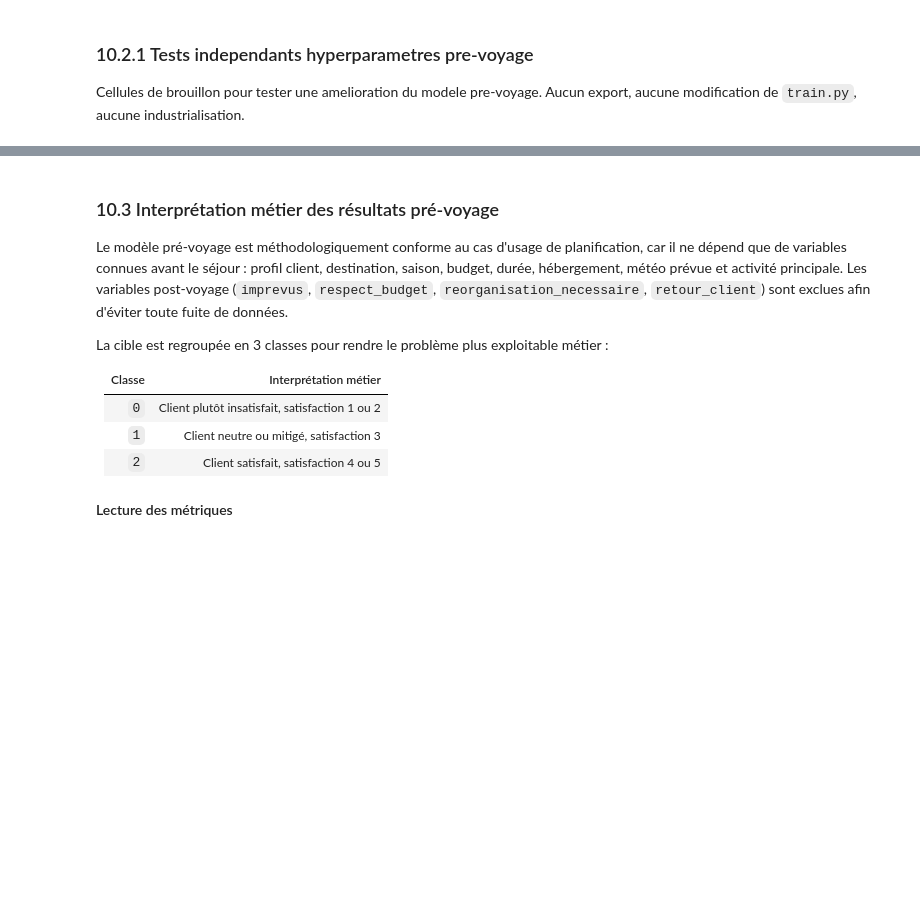
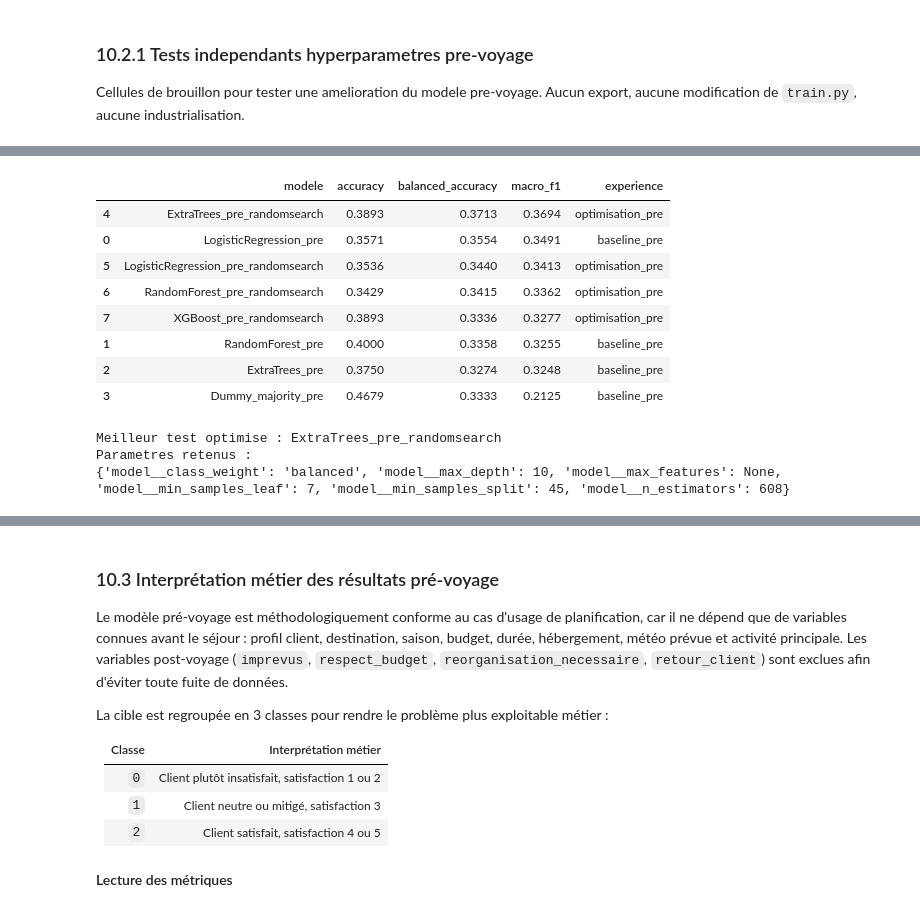
Before and after one commit to Mina-lgtm/projet_ia, a Jupyter notebook: notebooks/01_tests_hyperparametres_pre_voyage.ipynb, the cells around one changed output, grey strips where cells are left out. Cells and saved outputs as stored; diff of their text form; code cells hidden in the pictures; blank space fills up the shorter version.

```diff
--- a/notebooks/01_tests_hyperparametres_pre_voyage.ipynb
+++ b/notebooks/01_tests_hyperparametres_pre_voyage.ipynb
@@ -2726,5 +2812,8 @@ else:
 # %%
 import json
+VERSION_TEST_HYPERPARAMS_PRE = "2026-06-22-whitelist-features-v2"
+print("Version cellule optimisation pre-voyage :", VERSION_TEST_HYPERPARAMS_PRE)
+
 from scipy.stats import loguniform, randint, uniform
 from sklearn.metrics import ConfusionMatrixDisplay, classification_report, confusion_matrix, make_scorer
 from sklearn.model_selection import RandomizedSearchCV, StratifiedKFold
@@ -2741,9 +2830,44 @@ cv_optimisation_pre = StratifiedKFold(
     random_state=RANDOM_STATE,
 )
 
-# Securite locale pour ce notebook de test : toute valeur non hashable
-# est convertie en texte avant RandomizedSearchCV.
-# Cela evite l'erreur : TypeError: unhashable type: 'list'.
+# Securite locale pour ce notebook de test : on ne garde que les variables
+# pre-voyage tabulaires autorisees. Les colonnes NLP de type list sont donc exclues.
+colonnes_pre_autorisees_optimisation = [
+    "client_type",
+    "budget_total",
+    "destination",
+    "saison",
+    "duree_jours",
+    "type_hebergement",
+    "prix_vol",
+    "meteo_prevue",
+    "activite_principale",
+    "budget_par_jour",
+    "part_vol_budget",
+    "sejour_long",
+    "meteo_risque",
+    "client_business",
+    "hebergement_luxe",
+    "region_destination",
+    "distance_vol_categorie",
+    "destination_luxe",
+]
+colonnes_pre_autorisees_optimisation = [
+    column for column in colonnes_pre_autorisees_optimisation
+    if column in X_train_pre.columns
+]
+
+colonnes_exclues_optimisation = sorted(
+    set(X_train_pre.columns) - set(colonnes_pre_autorisees_optimisation)
+)
+print("Colonnes utilisees pour l optimisation pre-voyage :", colonnes_pre_autorisees_optimisation)
+print("Colonnes exclues de l optimisation pre-voyage :", colonnes_exclues_optimisation)
+
+X_train_pre_opt = X_train_pre[colonnes_pre_autorisees_optimisation].copy()
+X_test_pre_opt = X_test_pre[colonnes_pre_autorisees_optimisation].copy()
+
+# Derniere securite : si une valeur non hashable se trouve quand meme dans les colonnes autorisees,
+# on la convertit en texte avant OneHotEncoder.
 def valeur_est_hashable_pre_opt(valeur) -> bool:
     try:
         hash(valeur)
@@ -2765,24 +2889,21 @@ def convertir_valeur_hashable_pre_opt(valeur):
     return str(valeur)
 
 
-def dataframe_hashable_pre_opt(df_source: pd.DataFrame) -> pd.DataFrame:
+def convertir_dataframe_hashable_pre_opt(df_source: pd.DataFrame) -> tuple[pd.DataFrame, list[str]]:
     df_safe = df_source.copy()
     colonnes_converties = []
     for column in df_safe.columns:
-        valeurs = df_safe[column].to_numpy(dtype=object)
-        contient_non_hashable = any(
-            not valeur_est_hashable_pre_opt(valeur)
-            for valeur in valeurs
-            if valeur is not None
+        masque_non_hashable = df_safe[column].map(
+            lambda valeur: False if valeur is None else not valeur_est_hashable_pre_opt(valeur)
         )
-        if contient_non_hashable:
+        if masque_non_hashable.any():
             colonnes_converties.append(column)
             df_safe[column] = df_safe[column].map(convertir_valeur_hashable_pre_opt)
     return df_safe, colonnes_converties
 
 
-X_train_pre_opt, colonnes_converties_train_pre = dataframe_hashable_pre_opt(X_train_pre)
-X_test_pre_opt, colonnes_converties_test_pre = dataframe_hashable_pre_opt(X_test_pre)
+X_train_pre_opt, colonnes_converties_train_pre = convertir_dataframe_hashable_pre_opt(X_train_pre_opt)
+X_test_pre_opt, colonnes_converties_test_pre = convertir_dataframe_hashable_pre_opt(X_test_pre_opt)
 colonnes_converties_opt_pre = sorted(
     set(colonnes_converties_train_pre) | set(colonnes_converties_test_pre)
 )
@@ -2790,7 +2911,7 @@ colonnes_converties_opt_pre = sorted(
 if colonnes_converties_opt_pre:
     print("Colonnes converties en texte pour les tests d optimisation :", colonnes_converties_opt_pre)
 else:
-    print("Aucune colonne non hashable detectee dans X_train_pre / X_test_pre.")
+    print("Aucune valeur non hashable dans les colonnes autorisees.")
 
 
 def construire_pipeline_test_pre(estimator):
@@ -2935,3 +3056,4 @@ display(comparaison_pre_optimisation.round(4))
 print("Meilleur test optimise :", resultats_optimisation_pre.iloc[0]["modele"])
 print("Parametres retenus :")
 print(resultats_optimisation_pre.iloc[0]["best_params"])
+# %% [output]
@@ -2938,3 +3081,15 @@ print(resultats_optimisation_pre.iloc[0]["best_params"])
+|  | modele | accuracy | balanced_accuracy | macro_f1 | experience |
+| 4 | ExtraTrees_pre_randomsearch | 0.3893 | 0.3713 | 0.3694 | optimisation_pre |
+| 0 | LogisticRegression_pre | 0.3571 | 0.3554 | 0.3491 | baseline_pre |
+| 5 | LogisticRegression_pre_randomsearch | 0.3536 | 0.3440 | 0.3413 | optimisation_pre |
+| 6 | RandomForest_pre_randomsearch | 0.3429 | 0.3415 | 0.3362 | optimisation_pre |
+| 7 | XGBoost_pre_randomsearch | 0.3893 | 0.3336 | 0.3277 | optimisation_pre |
+| 1 | RandomForest_pre | 0.4000 | 0.3358 | 0.3255 | baseline_pre |
+| 2 | ExtraTrees_pre | 0.3750 | 0.3274 | 0.3248 | baseline_pre |
+| 3 | Dummy_majority_pre | 0.4679 | 0.3333 | 0.2125 | baseline_pre |
+Meilleur test optimise : ExtraTrees_pre_randomsearch
+Parametres retenus :
+{'model__class_weight': 'balanced', 'model__max_depth': 10, 'model__max_features': None, 'model__min_samples_leaf': 7, 'model__min_samples_split': 45, 'model__n_estimators': 608}
 # %%
 meilleur_modele_optimise_pre = resultats_optimisation_pre.iloc[0]["modele"]
 meilleur_search_pre = fitted_optimisation_pre[meilleur_modele_optimise_pre]
```
Also changed, not shown: parts of 19 cells of this notebook, 1 other file.
